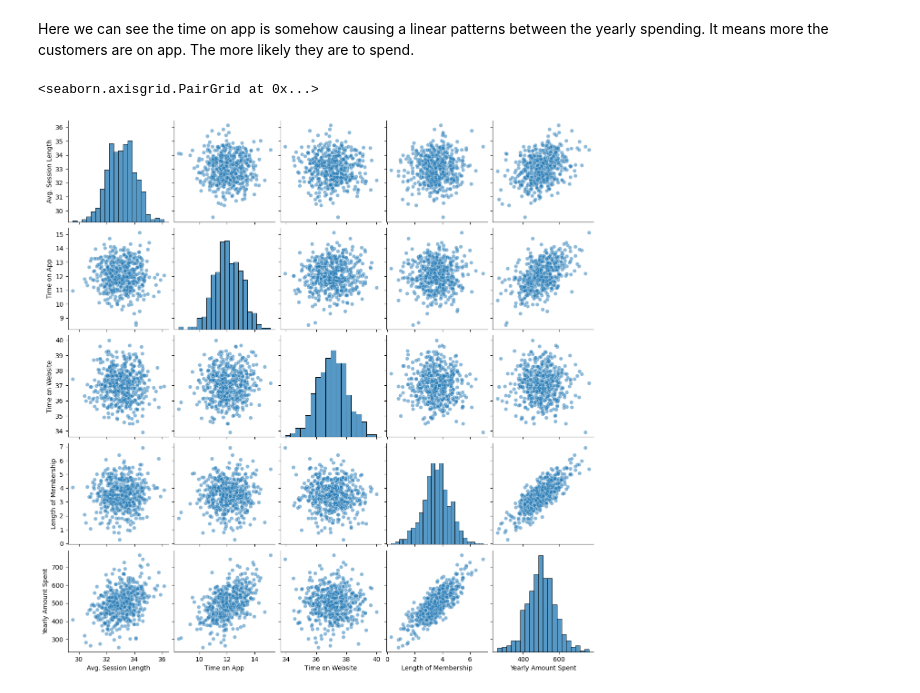
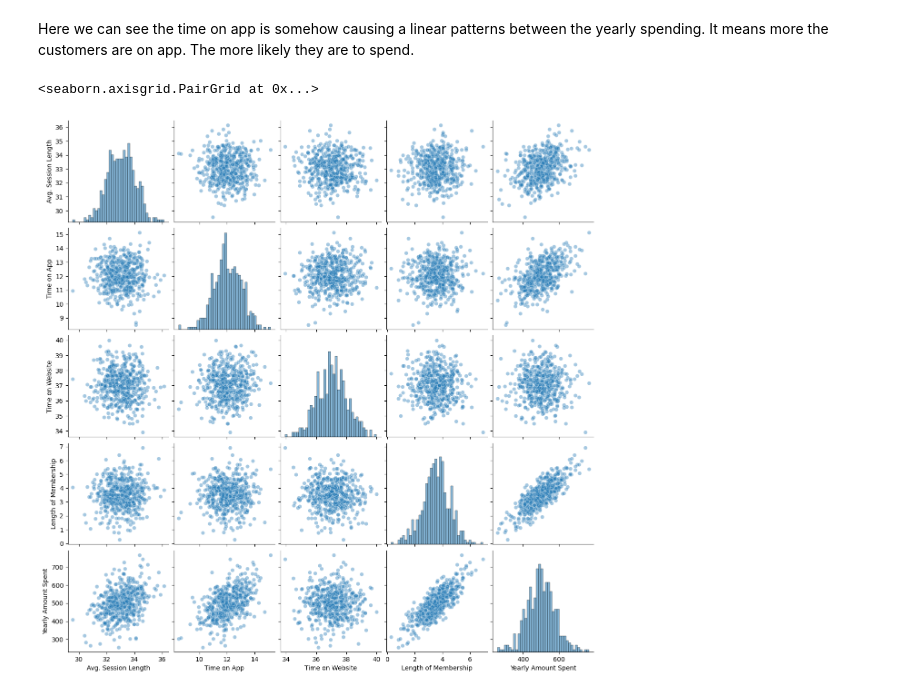
Before and after one commit to Kushal-Micky/machine_learning_yt_videos, a Jupyter notebook: linear_regresson/linear_regression.ipynb, the cells around one changed output. Drawn from its saved outputs; the diff is of its cells as text; code cells hidden in the pictures.

```diff
--- a/linear_regresson/linear_regression.ipynb
+++ b/linear_regresson/linear_regression.ipynb
@@ -79,10 +79,14 @@ Here we can see the time on app is somehow causing a linear patterns between the
 # %%
 #  Let's get all the point plots and then check which other combinations where we can see a linearity.
 
-sns.pairplot(customers, kind = 'scatter',plot_kws={'alpha' : 0.5})
+sns.pairplot(customers,
+             kind='scatter',
+             plot_kws={'alpha':0.4},
+             diag_kws={'alpha':0.55, 'bins':40})
 
 # The kind parameter describes the type of plot to be plotted, here we are using scatter plot
 # The plot_kws parameter is used to pass the parameters to the plot function, here we are passing the alpha parameter to the plot function
+# The diag_kws parameter is used to pass the parameters to the diagonal plots, here we are passing the alpha and bins parameter to the diagonal plots
 # %% [output]
 <seaborn.axisgrid.PairGrid at 0x...>
-[figure, old version]
+[figure, new version]
```
Also changed, not shown: parts of 2 cells of this notebook.
